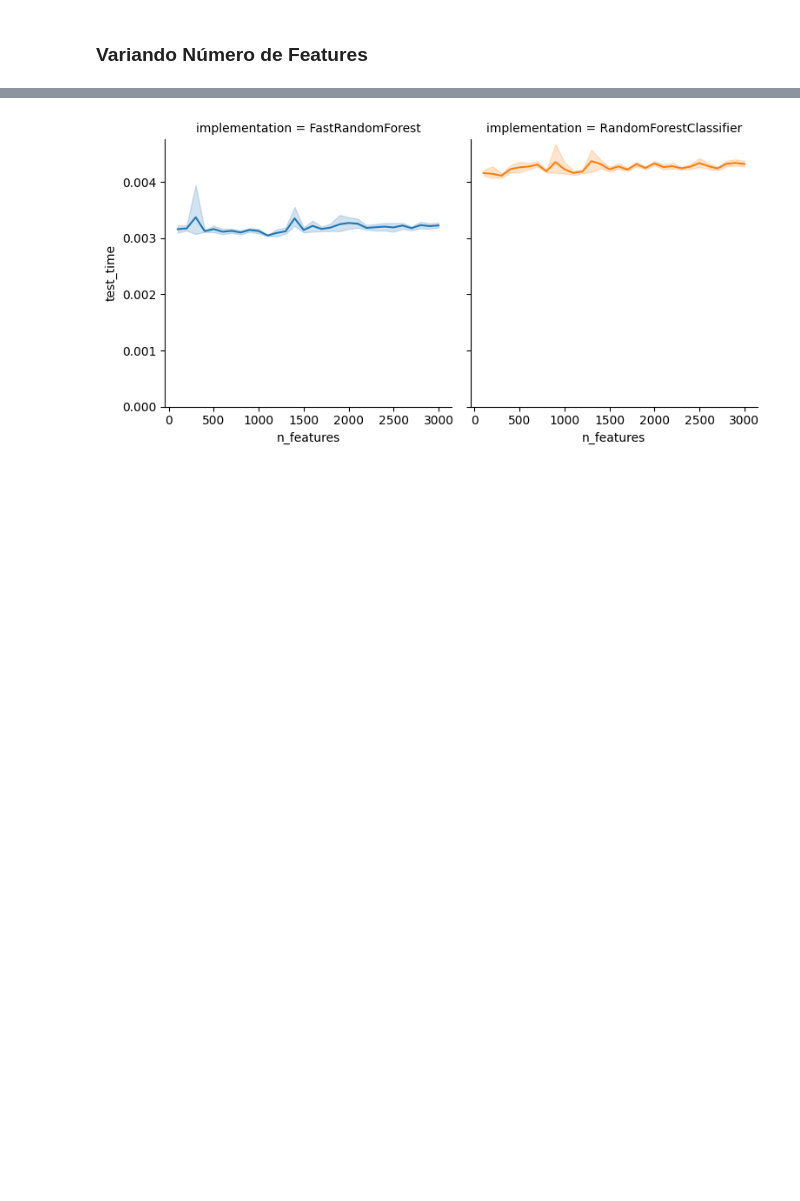
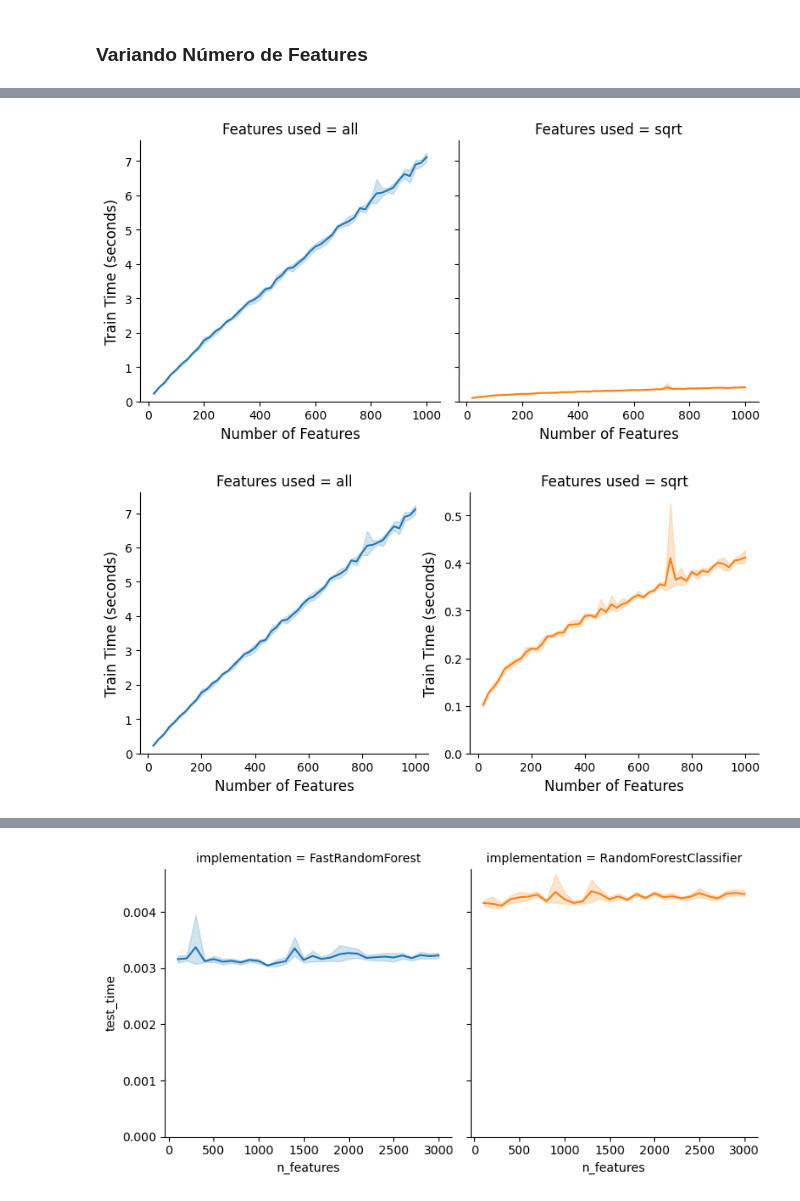
Before and after one commit to grkremer/algorithms_2026-2, a Jupyter notebook: tests.ipynb, the cells around one changed output, grey strips where cells are left out. Saved outputs shown, nothing was run; the diff lists cells and outputs as text; code cells hidden in the pictures; blank space fills up the shorter version.

```diff
--- a/tests.ipynb
+++ b/tests.ipynb
@@ -201,0 +285,38 @@ TypeError: Data source must be a DataFrame or Mapping, not <class 'list'>.
+# %%
+import seaborn as sns
+
+final = pd.read_csv('results/results_v25.csv')
+final['Features used'] = pd.Series(list(final.index)).apply(lambda x: 'sqrt' if x % 2 == 1 else 'all')
+results = final
+g = sns.FacetGrid(data = results, col='Features used', sharey=True, height=4, hue='Features used')
+g.map(sns.lineplot, 'n_features', "train_time")
+
+# Ensure each facet's y-axis starts at 0
+for ax in g.axes.flatten():
+    ax.set_ylim(bottom=0)
+    ax.set_ylabel('Train Time (seconds)')
+    ax.set_xlabel('Number of Features')
+    ax.title.set_size(12)
+    ax.xaxis.label.set_size(12)
+    ax.yaxis.label.set_size(12)
+    ax.set_title((ax.get_title().replace('implementation = ', '')))
+
+#set all font sizes
+
+
+
+g = sns.FacetGrid(data = results, col='Features used', sharey='col', height=4, hue='Features used')
+g.map(sns.lineplot, 'n_features', "train_time")
+
+# Ensure each facet's y-axis starts at 0
+for ax in g.axes.flatten():
+    ax.set_ylim(bottom=0)
+    ax.set_ylabel('Train Time (seconds)')
+    ax.set_xlabel('Number of Features')
+    ax.title.set_size(12)
+    ax.xaxis.label.set_size(12)
+    ax.yaxis.label.set_size(12)
+    ax.set_title((ax.get_title().replace('implementation = ', '')))
+# %% [output]
+[figure, added]
+[figure, added]
```
Also changed, not shown: parts of 11 cells of this notebook, 2 other files.
